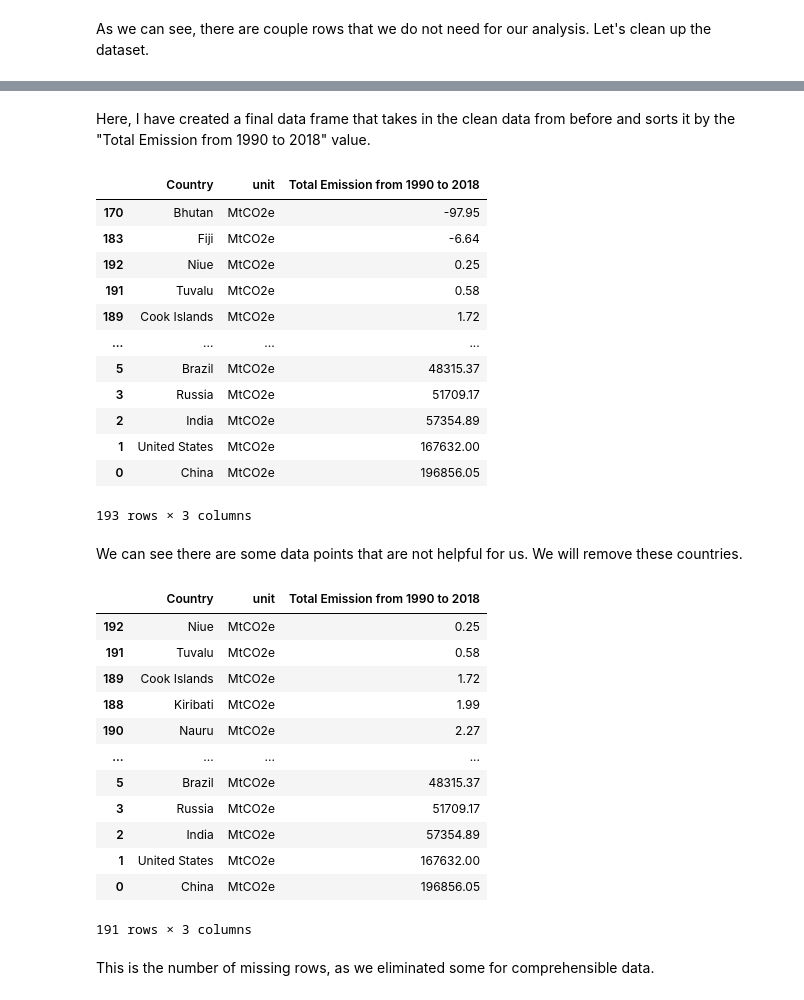
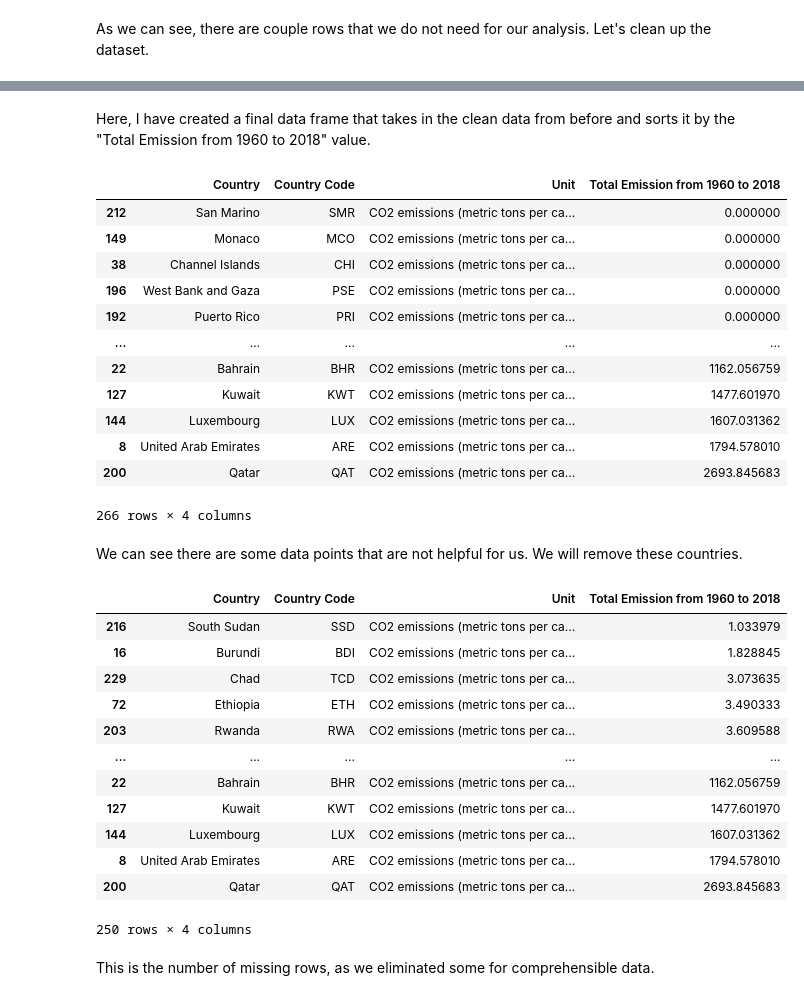
Before and after one commit to melotic/cs3654-project, a Jupyter notebook: Project3.ipynb, the cells around one changed output, grey strips where cells are left out. Cells and saved outputs as stored; diff of their text form; code cells hidden in the pictures.

```diff
--- a/Project3.ipynb
+++ b/Project3.ipynb
@@ -1830,7 +1204,7 @@ import numpy as np
 # %% [markdown]
 We will start by pulling our data from the csv file we have acquired from the website.
 # %%
-dirty = pd.read_csv("ghg-emissions.csv")
+dirty = pd.read_csv("CO2Emissions.csv")
 # %% [markdown]
 Preview of the data.
 # %%
@@ -1864,6 +1238,6 @@ As we can see, there are couple rows that we do not need for our analysis. Let's
 # %%
 clean = pd.DataFrame()
 clean = dirty.copy()
-clean = clean[clean["unit"] == "MtCO2e"]
+clean = clean[clean["Indicator Code"] == "EN.ATM.CO2E.PC"]
 clean
 # %% [output]
@@ -1905,45 +1279,46 @@ clean
 # %% [markdown]
-Here, I have created a final data frame that takes in the clean data from before and sorts it by the "Total Emission from 1990 to 2018" value.
+Here, I have created a final data frame that takes in the clean data from before and sorts it by the "Total Emission from 1960 to 2018" value.
 # %%
 final = pd.DataFrame()
-final["Country"] = clean["Country/Region"]
-final["unit"] = clean["unit"]
-final["Total Emission from 1990 to 2018"] = clean["total"]
-final = final.sort_values(by = "Total Emission from 1990 to 2018")
+final["Country"] = clean["Country Name"]
+final["Country Code"] = clean["Country Code"]
+final["Unit"] = clean["Indicator Name"]
+final["Total Emission from 1960 to 2018"] = clean["total"]
+final = final.sort_values(by = "Total Emission from 1960 to 2018")
 final
 # %% [output]
-|  | Country | unit | Total Emission from 1990 to 2018 |
-| 170 | Bhutan | MtCO2e | -97.95 |
-| 183 | Fiji | MtCO2e | -6.64 |
-| 192 | Niue | MtCO2e | 0.25 |
-| 191 | Tuvalu | MtCO2e | 0.58 |
-| 189 | Cook Islands | MtCO2e | 1.72 |
-| ... | ... | ... | ... |
-| 5 | Brazil | MtCO2e | 48315.37 |
-| 3 | Russia | MtCO2e | 51709.17 |
-| 2 | India | MtCO2e | 57354.89 |
-| 1 | United States | MtCO2e | 167632.00 |
-| 0 | China | MtCO2e | 196856.05 |
+|  | Country | Country Code | Unit | Total Emission from 1960 to 2018 |
+| 212 | San Marino | SMR | CO2 emissions (metric tons per ca... | 0.000000 |
+| 149 | Monaco | MCO | CO2 emissions (metric tons per ca... | 0.000000 |
+| 38 | Channel Islands | CHI | CO2 emissions (metric tons per ca... | 0.000000 |
+| 196 | West Bank and Gaza | PSE | CO2 emissions (metric tons per ca... | 0.000000 |
+| 192 | Puerto Rico | PRI | CO2 emissions (metric tons per ca... | 0.000000 |
+| ... | ... | ... | ... | ... |
+| 22 | Bahrain | BHR | CO2 emissions (metric tons per ca... | 1162.056759 |
+| 127 | Kuwait | KWT | CO2 emissions (metric tons per ca... | 1477.601970 |
+| 144 | Luxembourg | LUX | CO2 emissions (metric tons per ca... | 1607.031362 |
+| 8 | United Arab Emirates | ARE | CO2 emissions (metric tons per ca... | 1794.578010 |
+| 200 | Qatar | QAT | CO2 emissions (metric tons per ca... | 2693.845683 |
-193 rows × 3 columns
+266 rows × 4 columns
 # %% [markdown]
 We can see there are some data points that are not helpful for us. We will remove these countries.
 # %%
-final = final[final["Total Emission from 1990 to 2018"] >= 0]
+final = final[final["Total Emission from 1960 to 2018"] > 0]
 final
 # %% [output]
-|  | Country | unit | Total Emission from 1990 to 2018 |
-| 192 | Niue | MtCO2e | 0.25 |
-| 191 | Tuvalu | MtCO2e | 0.58 |
-| 189 | Cook Islands | MtCO2e | 1.72 |
-| 188 | Kiribati | MtCO2e | 1.99 |
-| 190 | Nauru | MtCO2e | 2.27 |
-| ... | ... | ... | ... |
-| 5 | Brazil | MtCO2e | 48315.37 |
-| 3 | Russia | MtCO2e | 51709.17 |
-| 2 | India | MtCO2e | 57354.89 |
-| 1 | United States | MtCO2e | 167632.00 |
-| 0 | China | MtCO2e | 196856.05 |
+|  | Country | Country Code | Unit | Total Emission from 1960 to 2018 |
+| 216 | South Sudan | SSD | CO2 emissions (metric tons per ca... | 1.033979 |
+| 16 | Burundi | BDI | CO2 emissions (metric tons per ca... | 1.828845 |
+| 229 | Chad | TCD | CO2 emissions (metric tons per ca... | 3.073635 |
+| 72 | Ethiopia | ETH | CO2 emissions (metric tons per ca... | 3.490333 |
+| 203 | Rwanda | RWA | CO2 emissions (metric tons per ca... | 3.609588 |
+| ... | ... | ... | ... | ... |
+| 22 | Bahrain | BHR | CO2 emissions (metric tons per ca... | 1162.056759 |
+| 127 | Kuwait | KWT | CO2 emissions (metric tons per ca... | 1477.601970 |
+| 144 | Luxembourg | LUX | CO2 emissions (metric tons per ca... | 1607.031362 |
+| 8 | United Arab Emirates | ARE | CO2 emissions (metric tons per ca... | 1794.578010 |
+| 200 | Qatar | QAT | CO2 emissions (metric tons per ca... | 2693.845683 |
-191 rows × 3 columns
+250 rows × 4 columns
 # %% [markdown]
 This is the number of missing rows, as we eliminated some for comprehensible data.
 # %%
```
Also changed, not shown: parts of 121 cells of this notebook.
